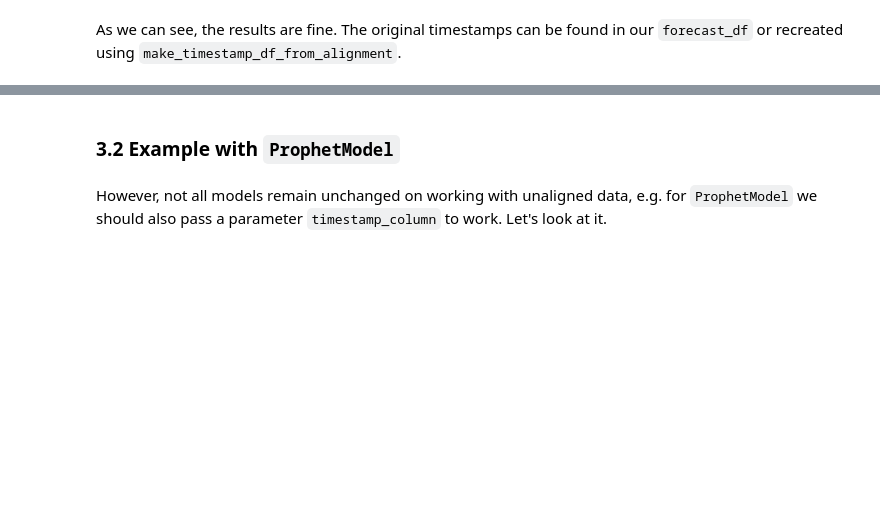
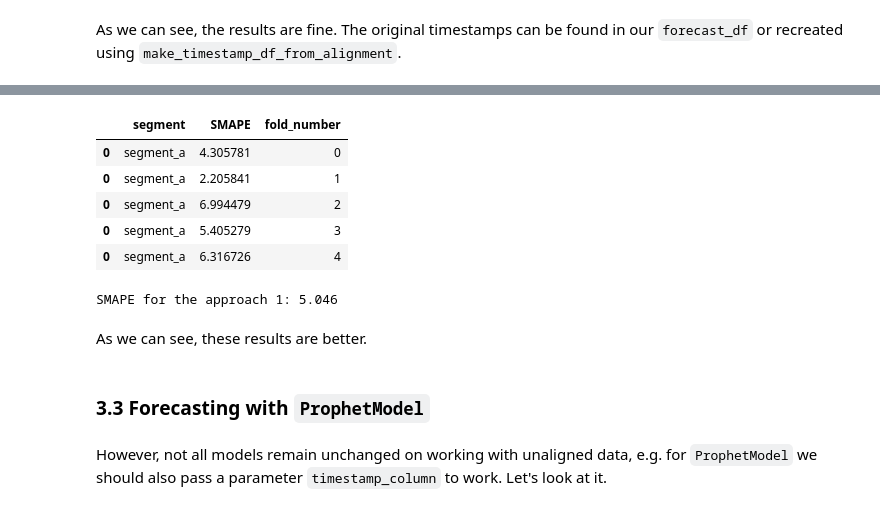
Before and after one commit to etna-team/etna, a Jupyter notebook: examples/307-working_with_misaligned_data.ipynb, the cells around one changed output, grey strips where cells are left out. Drawn from its saved outputs; the diff is of its cells as text; code cells hidden in the pictures; blank space fills up the shorter version.

```diff
--- a/examples/307-working_with_misaligned_data.ipynb
+++ b/examples/307-working_with_misaligned_data.ipynb
@@ -270,0 +335,2 @@ As we can see, the results are fine. The original timestamps can be found in our
+# %%
+metrics_df_2, forecast_df_2, fold_info_df_2 = pipeline.backtest(ts=ts, metrics=[SMAPE()], n_folds=5)
@@ -271,5 +355,21 @@ As we can see, the results are fine. The original timestamps can be found in our
+# %%
+metrics_df_2 = metrics_df_2[metrics_df_2["segment"] == "segment_a"]
+metrics_df_2
+# %% [output]
+|  | segment | SMAPE | fold_number |
+| 0 | segment_a | 4.305781 | 0 |
+| 0 | segment_a | 2.205841 | 1 |
+| 0 | segment_a | 6.994479 | 2 |
+| 0 | segment_a | 5.405279 | 3 |
+| 0 | segment_a | 6.316726 | 4 |
+# %%
+print(f"SMAPE for the approach 1: {metrics_df_2['SMAPE'].mean():.3f}")
+# %% [output]
+SMAPE for the approach 1: 5.046
+# %% [markdown]
+As we can see, these results are better.
 # %% [markdown]
-### 3.2 Example with `ProphetModel` <a class="anchor" id="section_3_2"></a>
+### 3.3 Forecasting with `ProphetModel` <a class="anchor" id="section_3_3"></a>
 # %% [markdown]
 However, not all models remain unchanged on working with unaligned data, e.g. for `ProphetModel` we should also pass a parameter `timestamp_column` to work. Let's look at it.
 # %%
```
Also changed, not shown: parts of 24 cells of this notebook, 1 other file.
